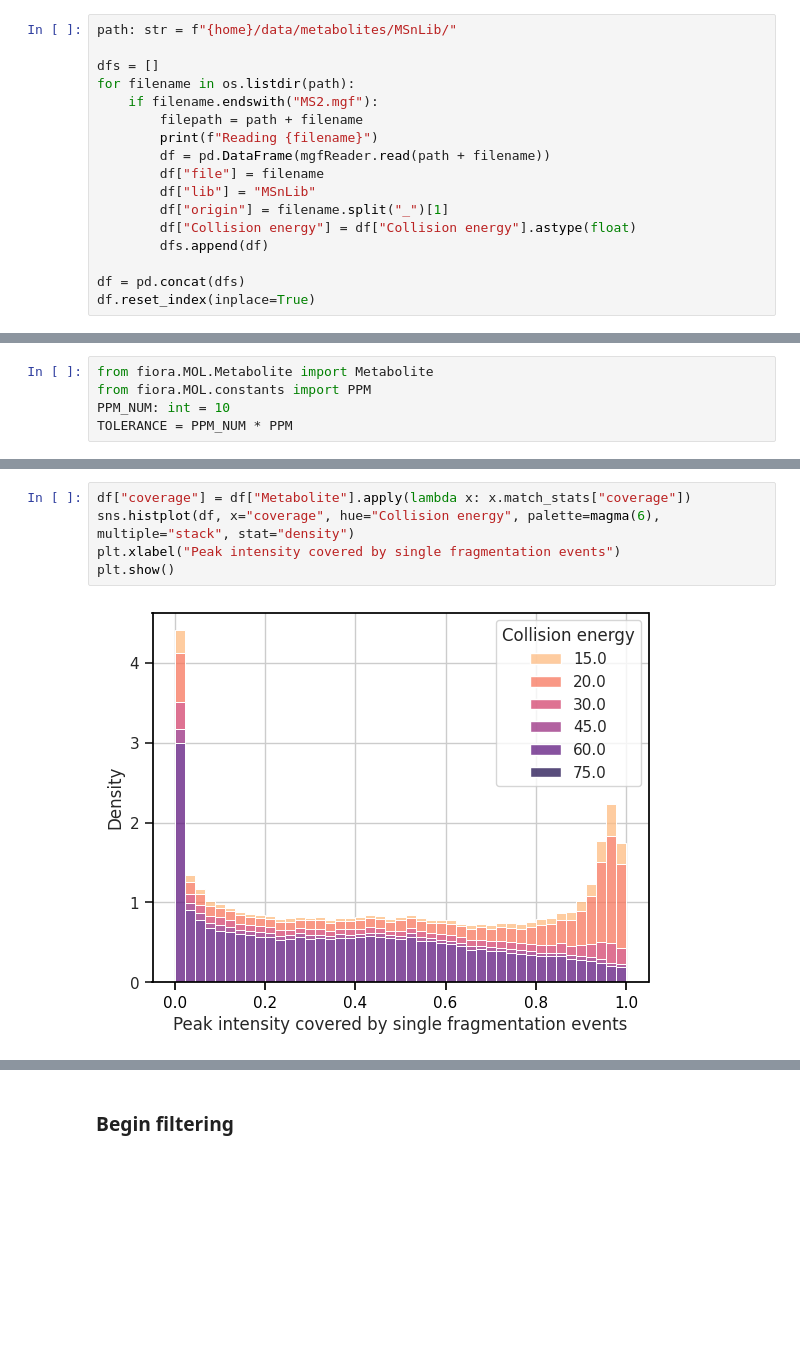
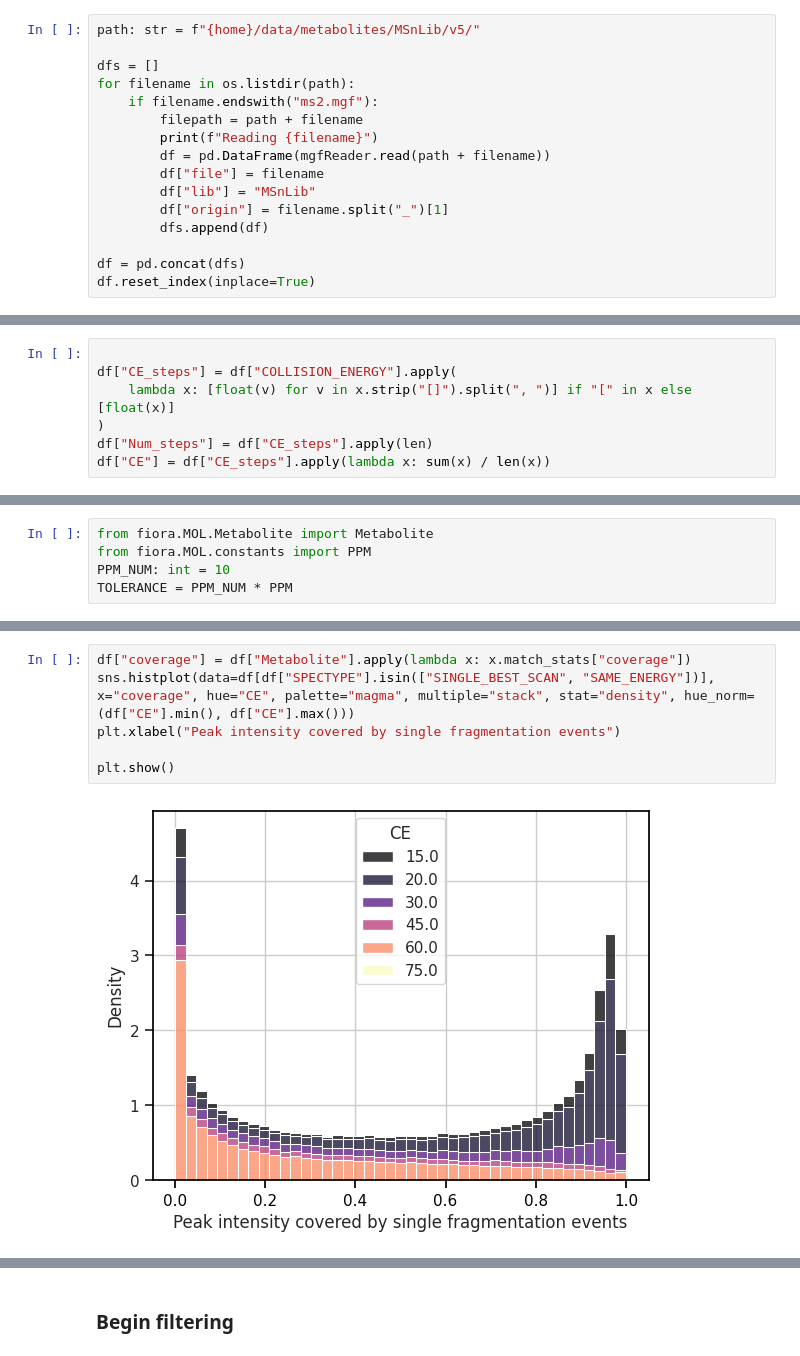
Before and after one commit to BAMeScience/fiora, a Jupyter notebook: lib_loader/msnlib_loader.ipynb, the cells around one changed output, grey strips where cells are left out. Saved outputs shown, nothing was run; the diff lists cells and outputs as text; blank space fills up the shorter version.

```diff
--- a/lib_loader/msnlib_loader.ipynb
+++ b/lib_loader/msnlib_loader.ipynb
@@ -28,18 +28,17 @@ import fiora.visualization.spectrum_visualizer as sv
 # %% [output]
 Working with Python 3.10.8 | packaged by conda-forge | (main, Nov 22 2022, 08:26:04) [GCC 10.4.0]
 # %%
-path: str = f"{home}/data/metabolites/MSnLib/"
+path: str = f"{home}/data/metabolites/MSnLib/v5/"
 
 dfs = []
 for filename in os.listdir(path):
-    if filename.endswith("MS2.mgf"):
+    if filename.endswith("ms2.mgf"):
         filepath = path + filename
         print(f"Reading {filename}")
         df = pd.DataFrame(mgfReader.read(path + filename))
         df["file"] = filename
         df["lib"] = "MSnLib"
         df["origin"] = filename.split("_")[1]
-        df["Collision energy"] = df["Collision energy"].astype(float)
         dfs.append(df)
 
 df = pd.concat(dfs)
@@ -62,0 +61,7 @@ plt.show()
+# %%
+
+df["CE_steps"] = df["COLLISION_ENERGY"].apply(
+    lambda x: [float(v) for v in x.strip("[]").split(", ")] if "[" in x else [float(x)]
+)
+df["Num_steps"] = df["CE_steps"].apply(len)
+df["CE"] = df["CE_steps"].apply(lambda x: sum(x) / len(x))
@@ -102,9 +131,10 @@ Length: 177390, dtype: object
 # %%
 df["coverage"] = df["Metabolite"].apply(lambda x: x.match_stats["coverage"])
-sns.histplot(df, x="coverage", hue="Collision energy", palette=magma(6), multiple="stack", stat="density")
+sns.histplot(data=df[df["SPECTYPE"].isin(["SINGLE_BEST_SCAN", "SAME_ENERGY"])], x="coverage", hue="CE", palette="magma", multiple="stack", stat="density", hue_norm=(df["CE"].min(), df["CE"].max()))
 plt.xlabel("Peak intensity covered by single fragmentation events")
+
 plt.show()
 # %% [output]
-[figure, old version]
+[figure, new version]
 # %%
 df["Num peaks"] = df["Num peaks"].astype(int)
```
Also changed, not shown: parts of 23 cells of this notebook, 1 other file.
